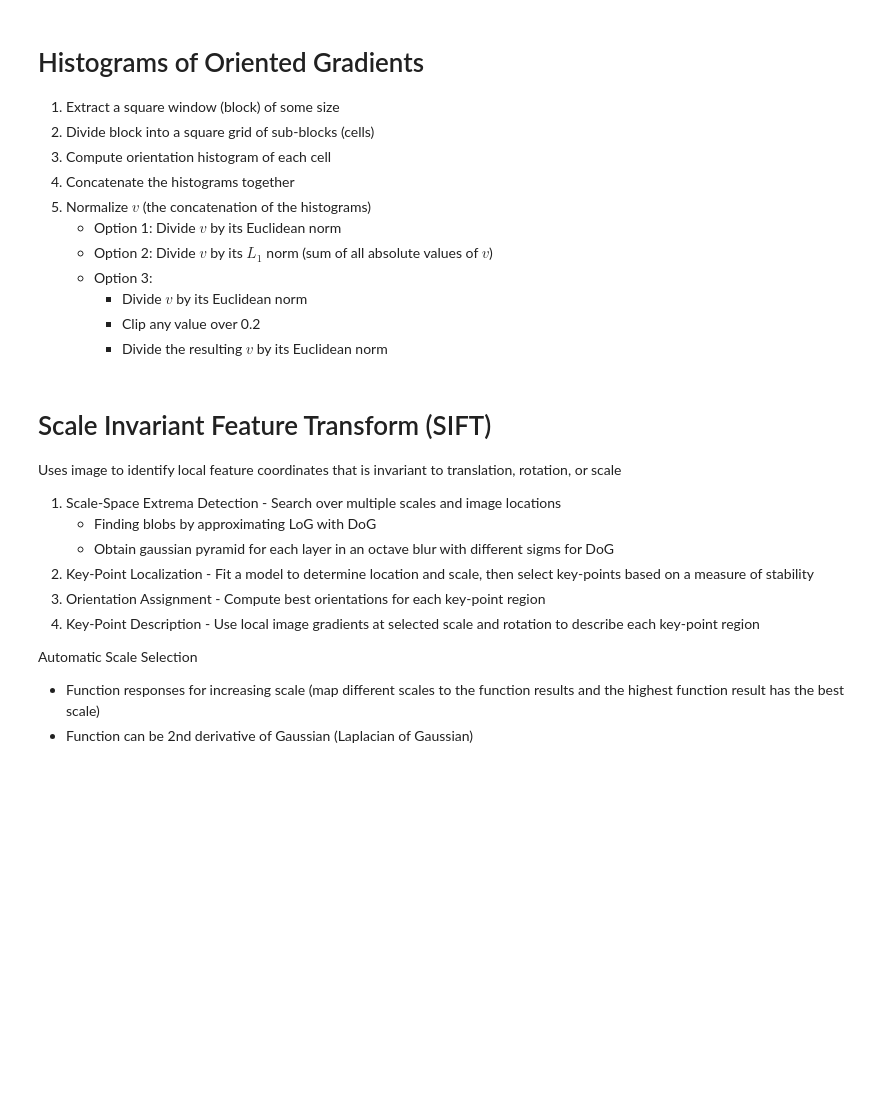
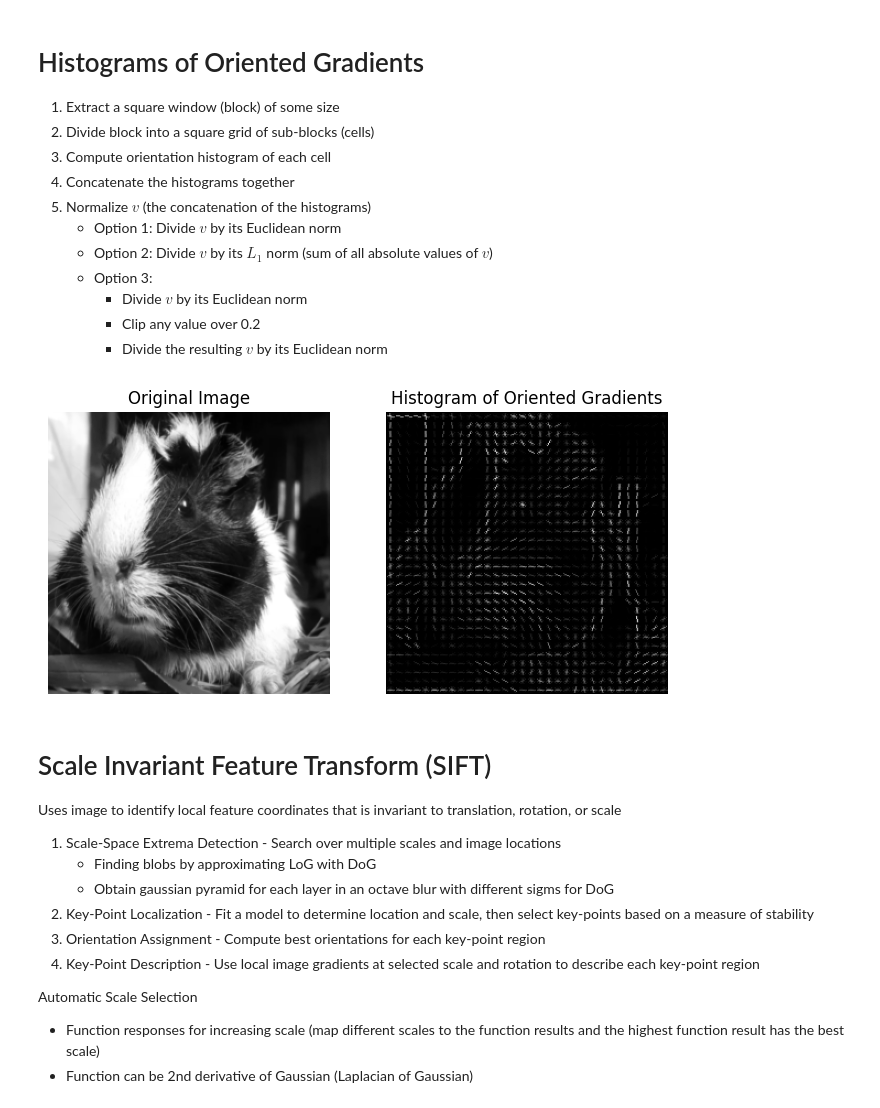
Before and after one commit to DRobinson4105/learning-portfolio, a Jupyter notebook: MachineLearning/ComputerVision/Features.ipynb, the cells around one changed output. Saved outputs shown, nothing was run; the diff lists cells and outputs as text; code cells hidden in the pictures; blank space fills up the shorter version.

```diff
--- a/MachineLearning/ComputerVision/Features.ipynb
+++ b/MachineLearning/ComputerVision/Features.ipynb
@@ -178,7 +180,7 @@ def hog(histograms, cell_len=8, n_bins=9):
 
     return hog_image
 # %%
-img = cv2.imread("img1.png", cv2.IMREAD_GRAYSCALE)
+img = cv2.imread("img3.png", cv2.IMREAD_GRAYSCALE)
 
 transform = transforms.Compose([
     transforms.ToTensor(),
@@ -192,33 +194,35 @@ img = transforms.ToPILImage()(image.squeeze())
 grad_x, grad_y = compute_gradients(image)
 
 # Compute gradient magnitude and orientation
 grad = torch.sqrt(grad_x ** 2 + grad_y ** 2)
 theta = torch.atan2(grad_y, grad_x)
 
 grad = grad / grad.max()
 
 # Normalize theta to range [0, 180)
 theta = theta * 180.0 / torch.pi
 theta[theta < 0] += 180
 theta = torch.remainder(theta, 180.0)
 
 histograms = get_histograms(grad, theta)
 
 hog_image = hog(histograms.cpu().numpy())
 
 plt.figure(figsize=(8, 4))
 
 plt.subplot(1, 2, 1)
 plt.title("Original Image")
 plt.imshow(image.squeeze().cpu().numpy(), cmap='gray')
 plt.axis('off')
 
 plt.subplot(1, 2, 2)
 plt.title("Histogram of Oriented Gradients")
 plt.imshow(hog_image, cmap='gray')
 plt.axis('off')
 
 plt.show()
+# %% [output]
+[figure, added]
 # %% [markdown]
 # Scale Invariant Feature Transform (SIFT)
 Uses image to identify local feature coordinates that is invariant to translation, rotation, or scale
```
Also changed, not shown: parts of 4 cells of this notebook.
